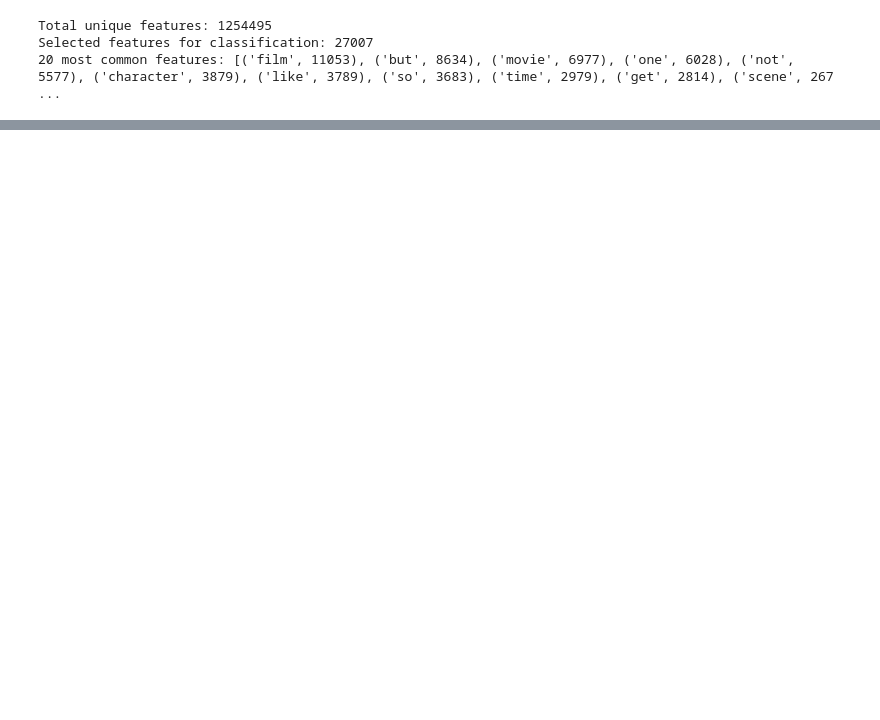
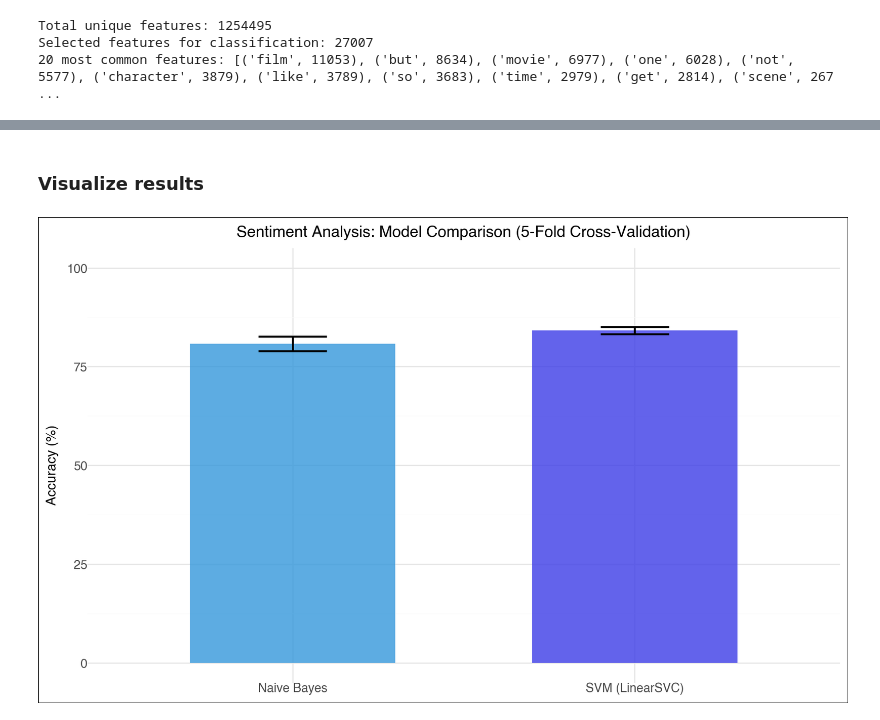
Before and after one commit to tracyreuter/NLP-sentiment-analysis, a Jupyter notebook: NLP_sentiment_analysis_NLTK.ipynb, the cells around one changed output, grey strips where cells are left out. Drawn from its saved outputs; the diff is of its cells as text; code cells hidden in the pictures; blank space fills up the shorter version.

Commit message:
add TF-IDF weights, add SVM model for comparison, add k-fold CV for both models, add plot to visualize results

```diff
--- a/NLP_sentiment_analysis_NLTK.ipynb
+++ b/NLP_sentiment_analysis_NLTK.ipynb
@@ -140,8 +172,13 @@ Example feature set (first 10 features):
 # %%
 # Split the data into training and testing sets
 from sklearn.model_selection import train_test_split
-data_train, data_test = train_test_split(featuresets, test_size=0.20, random_state=113)
+train_set, test_set = train_test_split(
+    featuresets,
+    test_size=0.20,      # 20% for testing, 80% for training
+    random_state=113,    # For reproducibility - same split each time
+    shuffle=True         # Shuffle before splitting to avoid bias
+)
 
 # Train a Naive Bayes classifier
-clf = nltk.NaiveBayesClassifier.train(data_train)
+clf = nltk.NaiveBayesClassifier.train(train_set)
 # %% [markdown]
@@ -181,0 +309,47 @@ Most Informative Features
+# %% [markdown]
+### Visualize results
+# %%
+# Compare model accuracy
+import pandas as pd
+from plotnine import *
+
+# Get the M and SD values from the above CV steps
+res = pd.DataFrame({
+    'Model': ['Naive Bayes', 'SVM (LinearSVC)'],
+    'Mean_Accuracy': [mean_accuracy * 100, mean_cv_svm * 100],
+    'Std_Accuracy': [std_accuracy * 100, std_cv_svm * 100]
+})
+
+# Create the plot
+plot = (
+    ggplot(res, aes(x='Model', y='Mean_Accuracy', fill='Model')) +
+    geom_col(alpha=0.8, width=0.6) +
+    geom_errorbar(
+        aes(ymin='Mean_Accuracy - Std_Accuracy',
+            ymax='Mean_Accuracy + Std_Accuracy'),
+        width=0.2,
+        size=1
+    ) +
+    scale_fill_manual(values=['#3498db', "#3c3ce7"]) +
+    labs(
+        title='Sentiment Analysis: Model Comparison (5-Fold Cross-Validation)',
+        x='',
+        y='Accuracy (%)'
+    ) +
+    ylim(0, 100) + # Display up to 100% accuracy
+    theme_minimal() +
+    theme(
+        plot_title=element_text(size=14, weight='bold', ha='center'),
+        axis_text=element_text(size=11),
+        axis_title=element_text(size=12, weight='bold'),
+        legend_position='none',
+        figure_size=(10, 6),
+        plot_background=element_rect(fill='white'),
+        panel_background=element_rect(fill='white')
+    )
+)
+
+# Display the plot
+display(plot)
+# %% [output]
+[figure, added]
```
Also changed, not shown: parts of 14 cells of this notebook.
